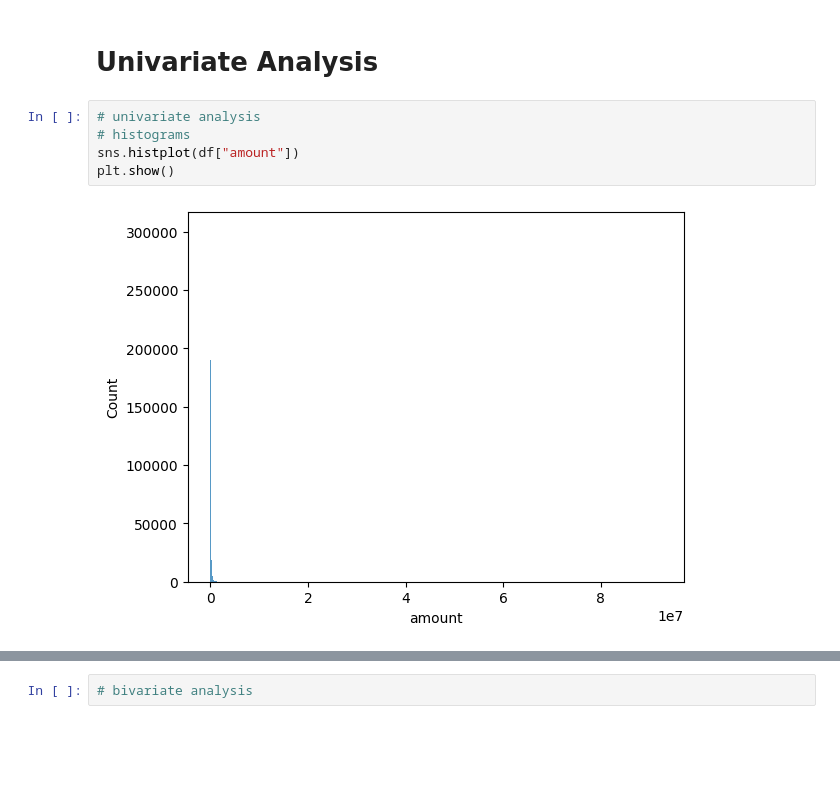
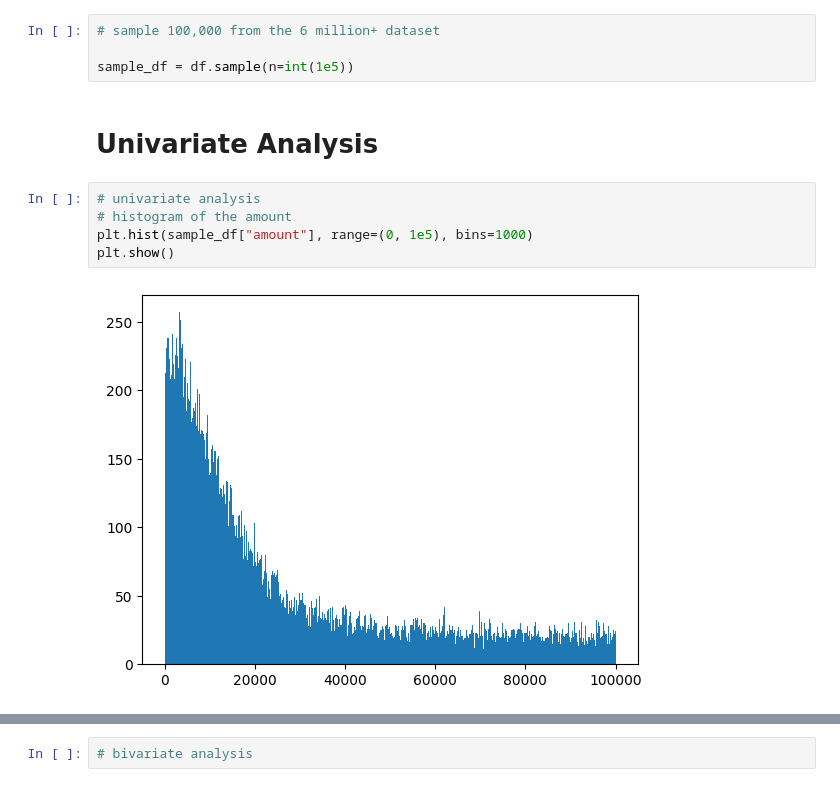
Before and after one commit to defunSM/TLAB_supervised_learning, a Jupyter notebook: code/01explore.ipynb, the cells around one changed output, grey strips where cells are left out. Cells and saved outputs as stored; diff of their text form; blank space fills up the shorter version.

Commit message:
bivariate and univariate analysis

```diff
--- a/code/01explore.ipynb
+++ b/code/01explore.ipynb
@@ -58,9 +61,13 @@ df.describe()
+# %%
+# sample 100,000 from the 6 million+ dataset
+
+sample_df = df.sample(n=int(1e5))
 # %% [markdown]
 # Univariate Analysis
-# %%
-# univariate analysis
-# histograms
-sns.histplot(df["amount"])
-plt.show()
-# %% [output]
-[figure, removed]
+# %%
+# univariate analysis
+# histogram of the amount
+plt.hist(sample_df["amount"], range=(0, 1e5), bins=1000)
+plt.show()
+# %% [output]
+[figure, added]
```
Also changed, not shown: parts of 10 cells of this notebook.
